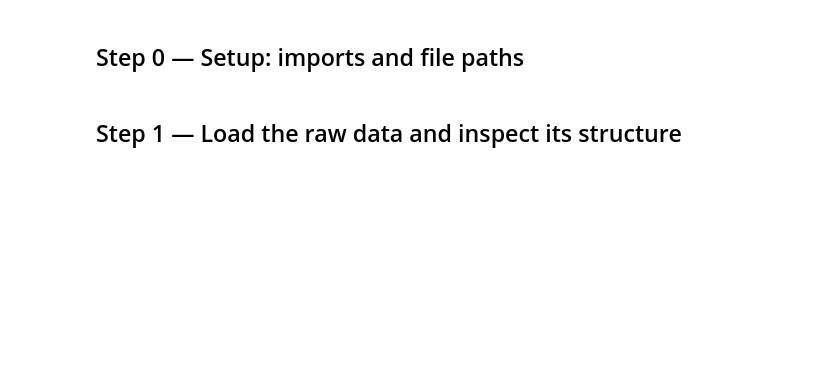
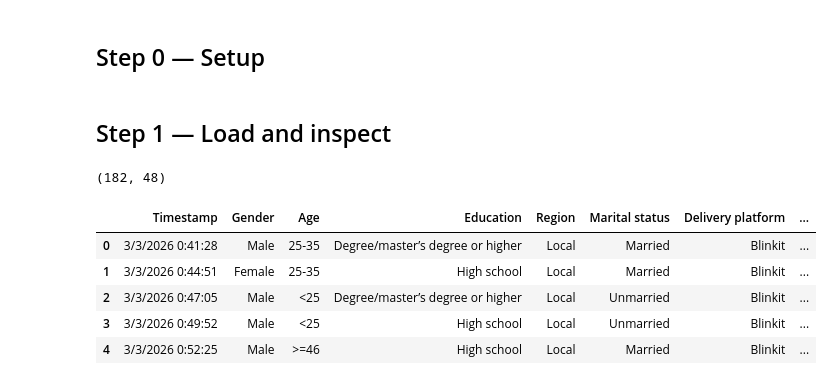
Before and after one commit to AilaVishnu/ergonomic-risk-factor-prediction, a Jupyter notebook: notebooks/01_data_cleaning.ipynb, the cells around one changed output. Cells and saved outputs as stored; diff of their text form; code cells hidden in the pictures; blank space fills up the shorter version.

```diff
--- a/notebooks/01_data_cleaning.ipynb
+++ b/notebooks/01_data_cleaning.ipynb
@@ -38,28 +5,30 @@ reviewer can see which variables are predictors and which are outcomes.
 # %% [markdown]
-## Step 0 — Setup: imports and file paths
+## Step 0 — Setup
 # %%
 import pandas as pd
 import numpy as np
 from pathlib import Path
 
 pd.set_option('display.max_columns', None)
-pd.set_option('display.width', 160)
 
-# Resolve the project root whether this notebook runs from notebooks/ or the project root
 CWD = Path.cwd()
-PROJECT_ROOT = CWD if (CWD / 'data').exists() else CWD.parent
-RAW_CSV   = PROJECT_ROOT / 'data' / 'raw' / 'delivery_rider_survey.csv'
-PROCESSED = PROJECT_ROOT / 'data' / 'processed'
-PROCESSED.mkdir(parents=True, exist_ok=True)
-
-print('Project root :', PROJECT_ROOT)
-print('Raw CSV      :', RAW_CSV)
-print('Raw CSV found:', RAW_CSV.exists())
+ROOT = CWD if (CWD / 'data').exists() else CWD.parent
+RAW = ROOT / 'data' / 'raw' / 'delivery_rider_survey.csv'
+OUT = ROOT / 'data' / 'processed'
+OUT.mkdir(parents=True, exist_ok=True)
 # %% [markdown]
-## Step 1 — Load the raw data and inspect its structure
+## Step 1 — Load and inspect
 # %%
-df_raw = pd.read_csv(RAW_CSV)
-print(f'Loaded {df_raw.shape[0]} responses x {df_raw.shape[1]} columns')
+df_raw = pd.read_csv(RAW)
+print(df_raw.shape)
 df_raw.head()
+# %% [output]
+(182, 48)
+|  | Timestamp | Gender | Age | Education | Region | Marital status | Delivery platform | ... |
+| 0 | 3/3/2026 0:41:28 | Male | 25-35 | Degree/master’s degree or higher | Local | Married | Blinkit | ... |
+| 1 | 3/3/2026 0:44:51 | Female | 25-35 | High school | Local | Married | Blinkit | ... |
+| 2 | 3/3/2026 0:47:05 | Male | <25 | Degree/master’s degree or higher | Local | Unmarried | Blinkit | ... |
+| 3 | 3/3/2026 0:49:52 | Male | <25 | High school | Local | Unmarried | Blinkit | ... |
+| 4 | 3/3/2026 0:52:25 | Male | >=46 | High school | Local | Married | Blinkit | ... |
 # %%
 df_raw.info()
```
Also changed, not shown: parts of 44 cells of this notebook, 11 other files.
